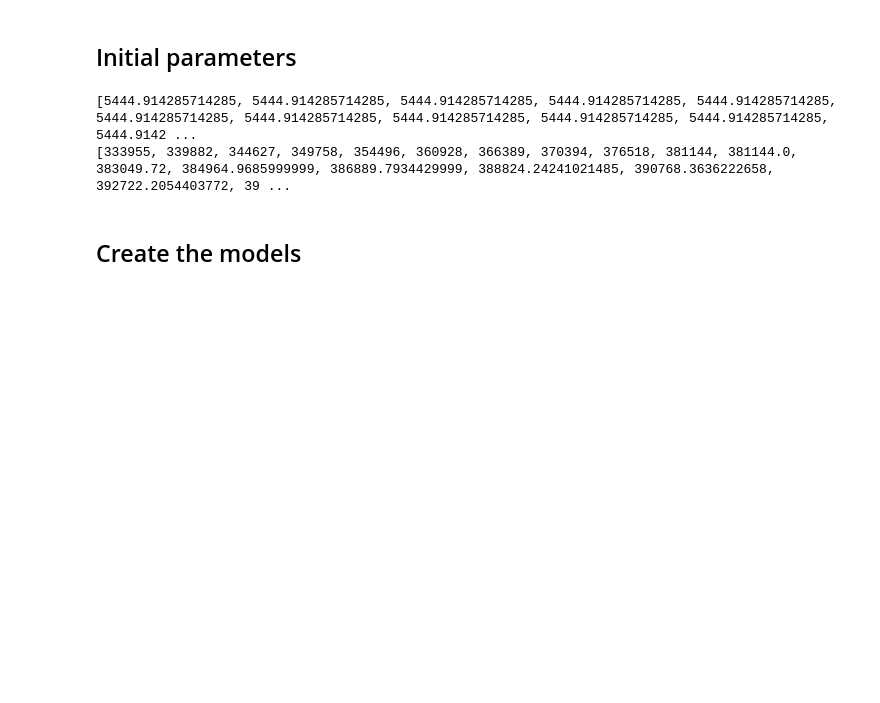
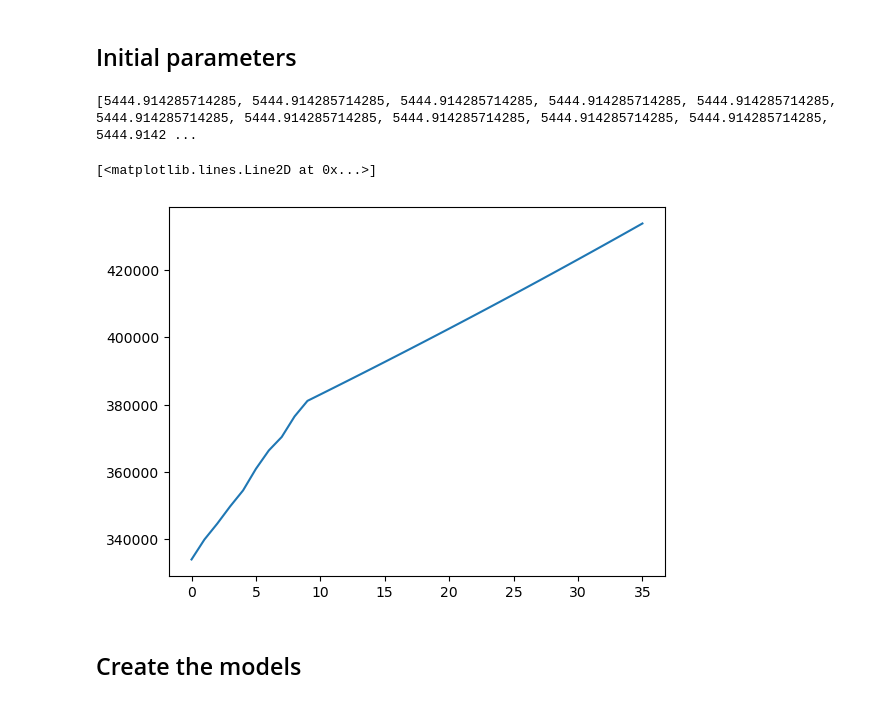
Before and after one commit to Margaux-Ccd/MFA_HeatPumps, a Jupyter notebook: Dynamic_MFA/Dynamic_HP.ipynb, the cells around one changed output. Drawn from its saved outputs; the diff is of its cells as text; code cells hidden in the pictures; blank space fills up the shorter version.

```diff
--- a/Dynamic_MFA/Dynamic_HP.ipynb
+++ b/Dynamic_MFA/Dynamic_HP.ipynb
@@ -44,17 +44,18 @@ Years = np.arange(2015, 2051) # 2015 to 2025 is the initialisation then 2025 to
 # %%
 # Use previous import of GB sales in Vaud
 GB_sales =[housing_2024*prop_GB_2024/21]*21+[0]*26
 print(GB_sales, len(GB_sales))
 
 # Calculate housing increase over time for future years
 Housing_past=[333955,339882, 344627, 349758, 354496, 360928, 366389, 370394, 376518, housing_2024]#2015 to 2024
-Housing_increase=[housing_2024*(1+housing_increase_2024)**i -housing_2024 for i in range(0,26)]
-Housing_f=[housing_2024*(1+housing_increase_2024)**i for i in range(0,26)]
+Housing_increase=[housing_2024*(1+housing_increase_2024)**i -housing_2024 for i in range(1,27)]
+Housing_f=[housing_2024*(1+housing_increase_2024)**i for i in range(1,27)]
 Housing=Housing_past+Housing_f
-print(Housing, len(Housing))
+plt.plot(Housing)
 # %% [output]
 [5444.914285714285, 5444.914285714285, 5444.914285714285, 5444.914285714285, 5444.914285714285, 5444.914285714285, 5444.914285714285, 5444.914285714285, 5444.914285714285, 5444.914285714285, 5444.9142 ...
-[333955, 339882, 344627, 349758, 354496, 360928, 366389, 370394, 376518, 381144, 381144.0, 383049.72, 384964.9685999999, 386889.7934429999, 388824.24241021485, 390768.3636222658, 392722.2054403772, 39 ...
+[<matplotlib.lines.Line2D at 0x...>]
+[figure, added]
 # %% [markdown]
 ## Create the models
 # %%
```
Also changed, not shown: parts of 20 cells of this notebook.
